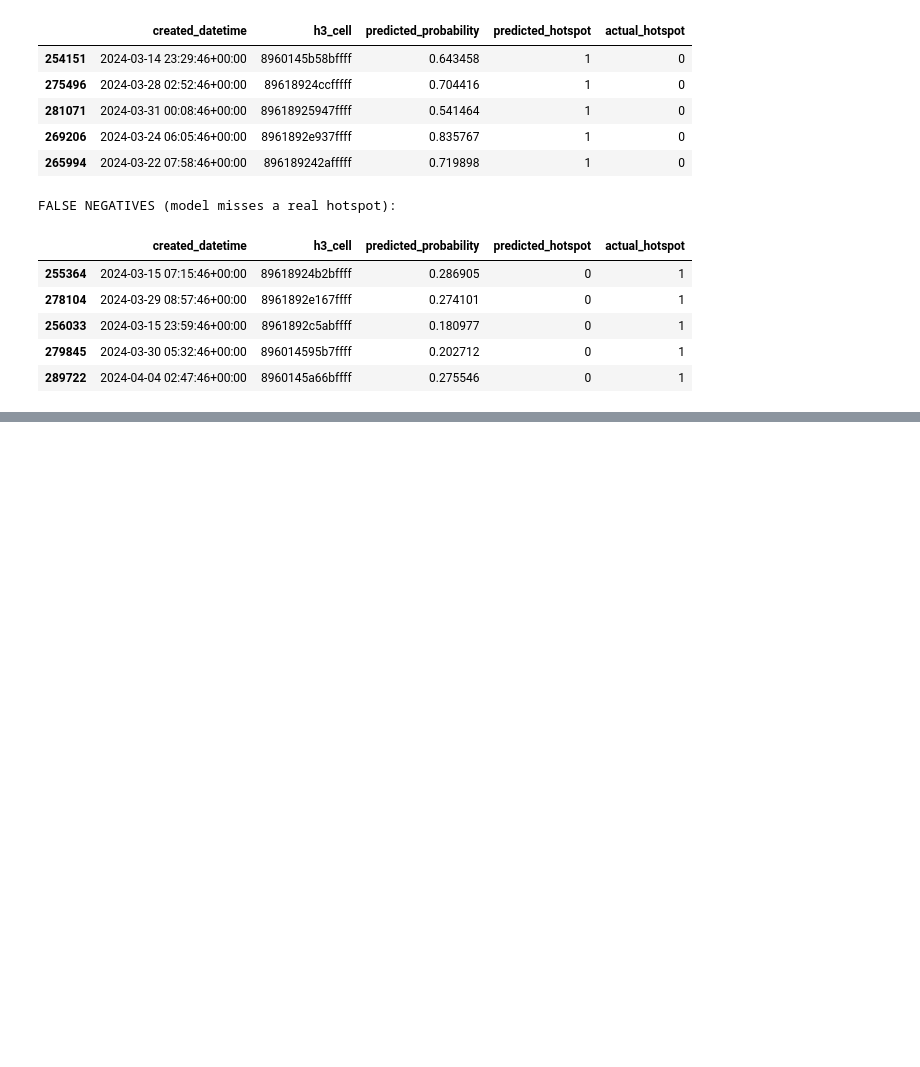
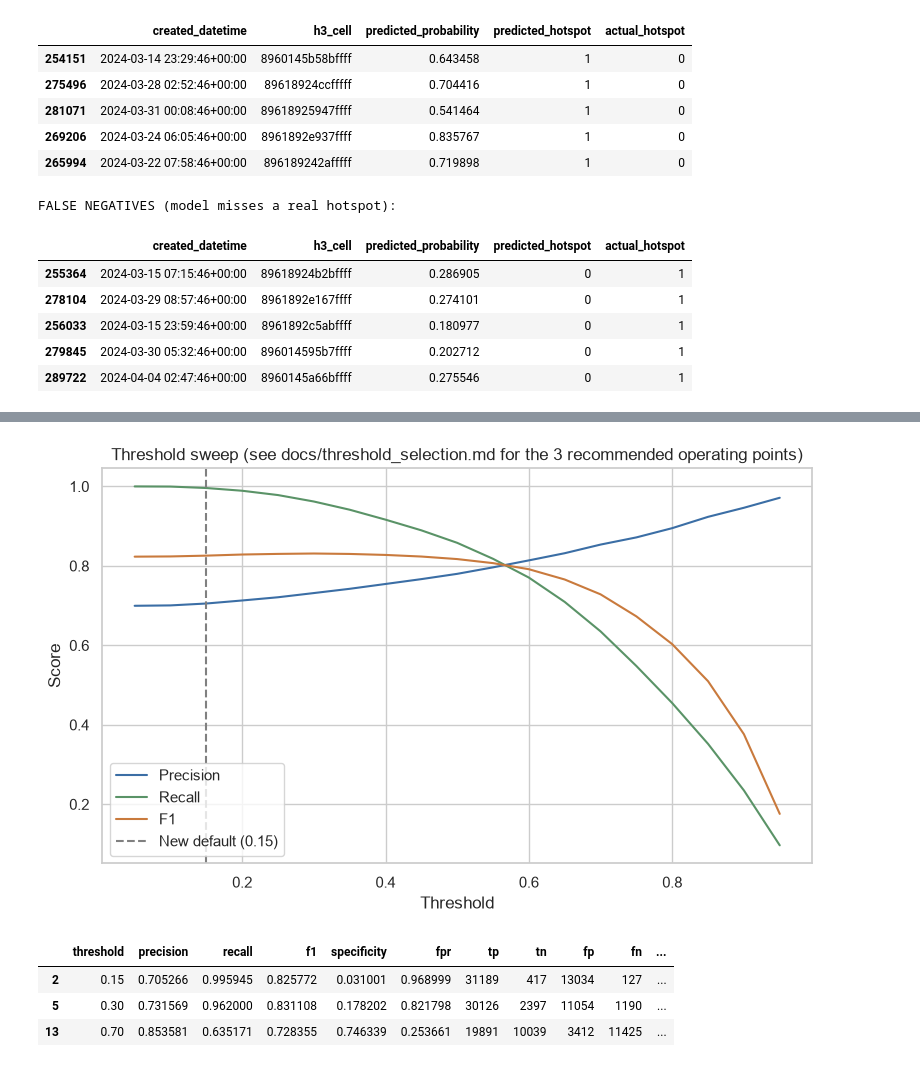
Before and after one commit to Kshitiz0809/Namma_Traffic, a Jupyter notebook: ml/notebooks/03_model_comparison.ipynb, the cells around one changed output, grey strips where cells are left out. Cells and saved outputs as stored; diff of their text form; code cells hidden in the pictures; blank space fills up the shorter version.

```diff
--- a/ml/notebooks/03_model_comparison.ipynb
+++ b/ml/notebooks/03_model_comparison.ipynb
@@ -176,0 +174,22 @@ FALSE NEGATIVES (model misses a real hotspot):
+# %%
+threshold_df = pd.read_csv("../../docs/threshold_metrics.csv")
+
+fig, ax1 = plt.subplots(figsize=(8, 5))
+ax1.plot(threshold_df["threshold"], threshold_df["precision"], label="Precision", color="#3b6ea5")
+ax1.plot(threshold_df["threshold"], threshold_df["recall"], label="Recall", color="#5a9367")
+ax1.plot(threshold_df["threshold"], threshold_df["f1"], label="F1", color="#c97a3d")
+ax1.axvline(0.15, linestyle="--", color="gray", label="New default (0.15)")
+ax1.set_xlabel("Threshold")
+ax1.set_ylabel("Score")
+ax1.legend(loc="lower left")
+ax1.set_title("Threshold sweep (see docs/threshold_selection.md for the 3 recommended operating points)")
+plt.tight_layout()
+plt.show()
+
+threshold_df[threshold_df["threshold"].isin([0.15, 0.30, 0.70])]
+# %% [output]
+[figure, added]
+|  | threshold | precision | recall | f1 | specificity | fpr | tp | tn | fp | fn | ... |
+| 2 | 0.15 | 0.705266 | 0.995945 | 0.825772 | 0.031001 | 0.968999 | 31189 | 417 | 13034 | 127 | ... |
+| 5 | 0.30 | 0.731569 | 0.962000 | 0.831108 | 0.178202 | 0.821798 | 30126 | 2397 | 11054 | 1190 | ... |
+| 13 | 0.70 | 0.853581 | 0.635171 | 0.728355 | 0.746339 | 0.253661 | 19891 | 10039 | 3412 | 11425 | ... |
```
Also changed, not shown: parts of 14 cells of this notebook, 25 other files.
